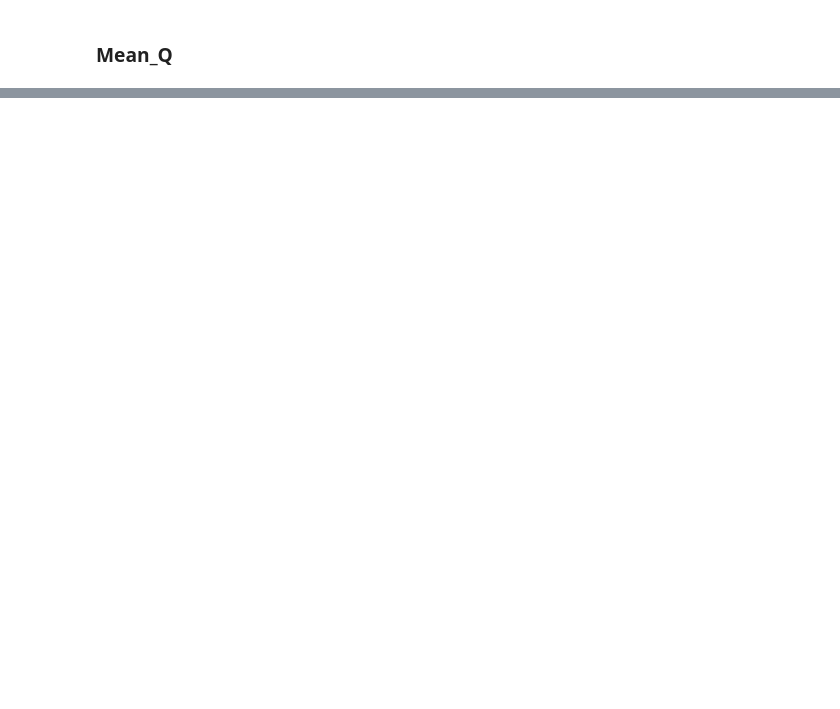
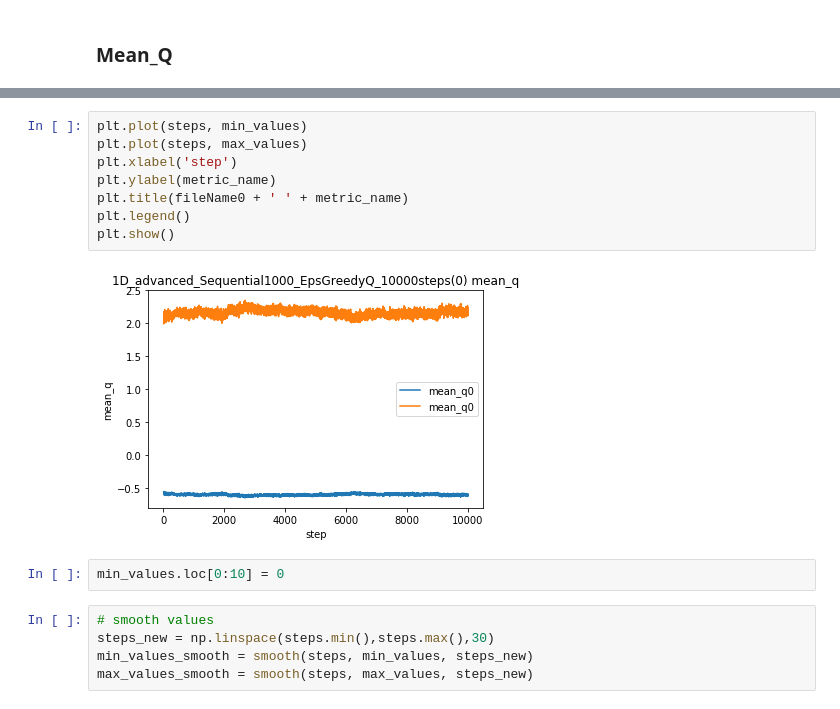
Before and after one commit to SimonLassalle/pred, a Jupyter notebook: Untitled.ipynb, the cells around one changed output, grey strips where cells are left out. Saved outputs shown, nothing was run; the diff lists cells and outputs as text; blank space fills up the shorter version.

```diff
--- a/Untitled.ipynb
+++ b/Untitled.ipynb
@@ -84,0 +122,17 @@ No handles with labels found to put in legend.
+# %%
+plt.plot(steps, min_values)
+plt.plot(steps, max_values)
+plt.xlabel('step')
+plt.ylabel(metric_name)
+plt.title(fileName0 + ' ' + metric_name)
+plt.legend()
+plt.show()
+# %% [output]
+[figure, added]
+# %%
+min_values.loc[0:10] = 0
+# %%
+# smooth values
+steps_new = np.linspace(steps.min(),steps.max(),30)
+min_values_smooth = smooth(steps, min_values, steps_new)
+max_values_smooth = smooth(steps, max_values, steps_new)
```
Also changed, not shown: parts of 13 cells of this notebook.
